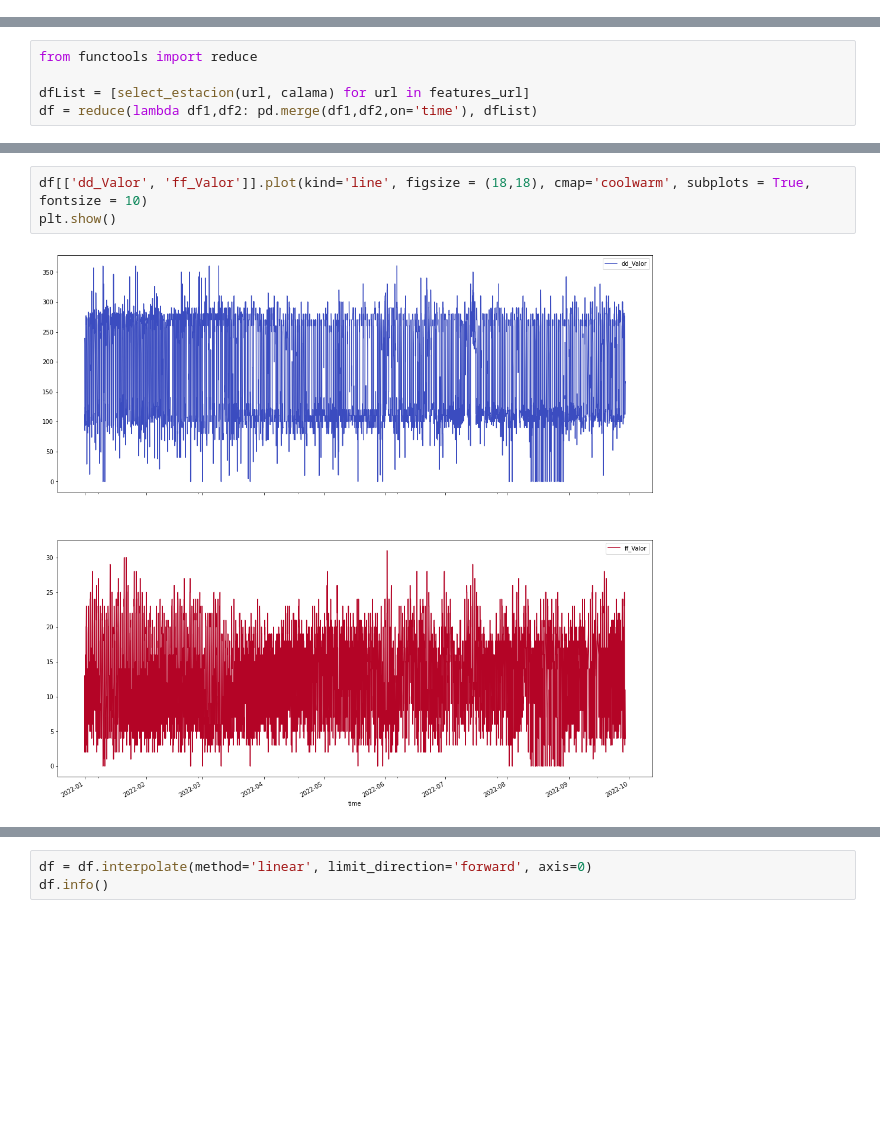
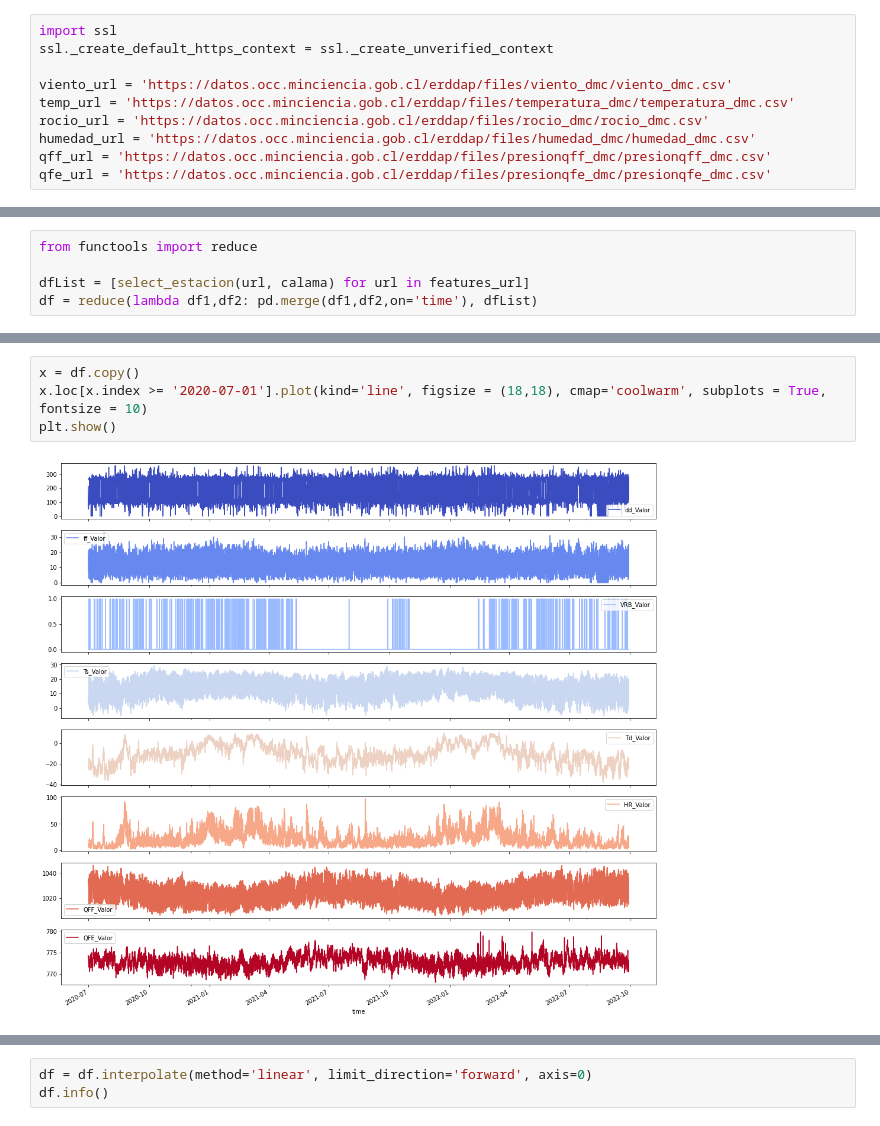
Before and after one commit to sossul/WindFlow, a Jupyter notebook: notebooks/Data_visualization.ipynb, the cells around one changed output, grey strips where cells are left out. Drawn from its saved outputs; the diff is of its cells as text; blank space fills up the shorter version.

```diff
--- a/notebooks/Data_visualization.ipynb
+++ b/notebooks/Data_visualization.ipynb
@@ -12,6 +12,16 @@ rocio_url = 'https://raw.githubusercontent.com/MinCiencia/Datos-CambioClimatico/
 humedad_url = 'https://raw.githubusercontent.com/MinCiencia/Datos-CambioClimatico/main/output/humedad_dmc/2022/2022_humedad_dmc.csv'
 qff_url = 'https://raw.githubusercontent.com/MinCiencia/Datos-CambioClimatico/main/output/presionqff_dmc/2022/2022_presionqff_dmc.csv'
 qfe_url = 'https://raw.githubusercontent.com/MinCiencia/Datos-CambioClimatico/main/output/presionqfe_dmc/2022/2022_presionqfe_dmc.csv'
+# %%
+import ssl
+ssl._create_default_https_context = ssl._create_unverified_context
+
+viento_url = 'https://datos.occ.minciencia.gob.cl/erddap/files/viento_dmc/viento_dmc.csv'
+temp_url = 'https://datos.occ.minciencia.gob.cl/erddap/files/temperatura_dmc/temperatura_dmc.csv'
+rocio_url = 'https://datos.occ.minciencia.gob.cl/erddap/files/rocio_dmc/rocio_dmc.csv'
+humedad_url = 'https://datos.occ.minciencia.gob.cl/erddap/files/humedad_dmc/humedad_dmc.csv'
+qff_url = 'https://datos.occ.minciencia.gob.cl/erddap/files/presionqff_dmc/presionqff_dmc.csv'
+qfe_url = 'https://datos.occ.minciencia.gob.cl/erddap/files/presionqfe_dmc/presionqfe_dmc.csv'
 # %%
 def select_estacion(url, estacion):
     df = pd.read_csv(url)
@@ -60,8 +70,9 @@ memory usage: 452.7 KB
 # %%
-df[['dd_Valor', 'ff_Valor']].plot(kind='line', figsize = (18,18), cmap='coolwarm', subplots = True, fontsize = 10)
+x = df.copy()
+x.loc[x.index >= '2020-07-01'].plot(kind='line', figsize = (18,18), cmap='coolwarm', subplots = True, fontsize = 10)
 plt.show()
 # %% [output]
-[figure, old version]
+[figure, new version]
 # %%
 import plotly.express as px
 fig = px.line(df, x=df.index, y="dd_Valor")
```
Also changed, not shown: parts of 12 cells of this notebook, 1 other file.
